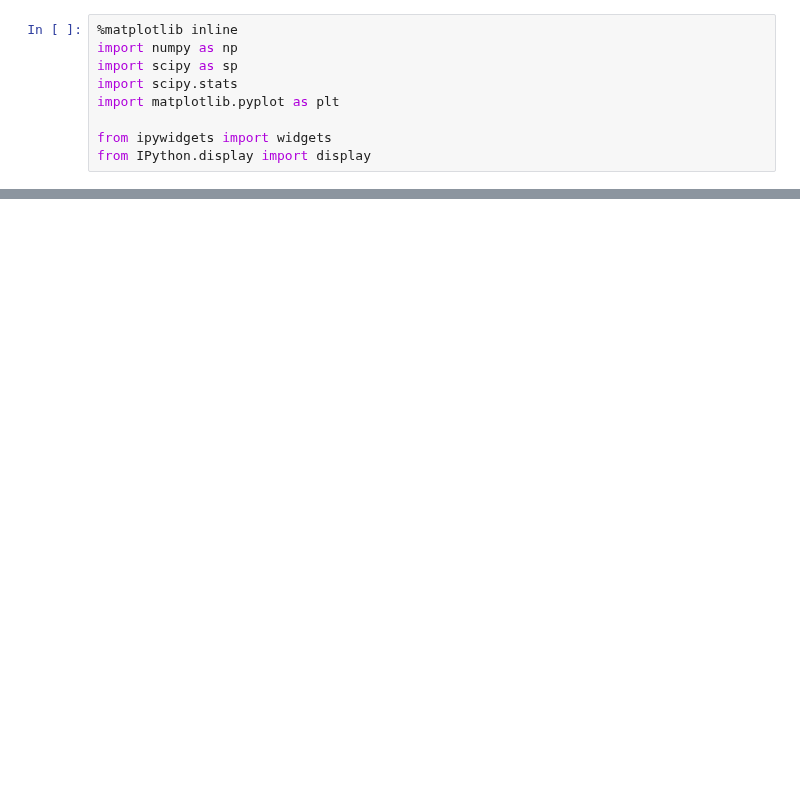
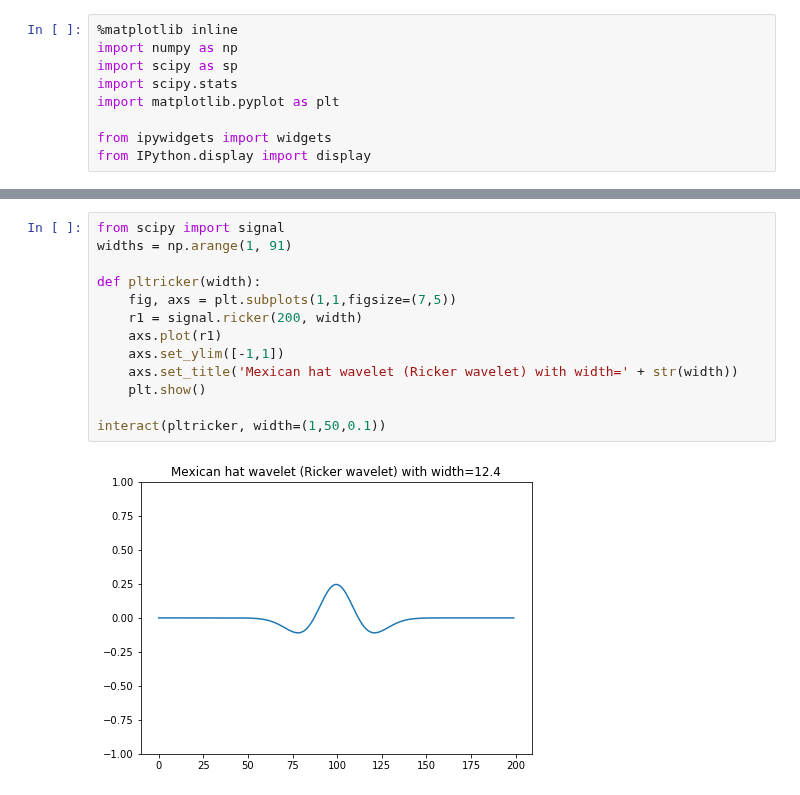
Before and after one commit to msakuta/notebooks, a Jupyter notebook: InteractiveDemo.ipynb, the cells around one changed output, grey strips where cells are left out. Drawn from its saved outputs; the diff is of its cells as text; blank space fills up the shorter version.

Commit message:
Add interactive Ricker function visualization

```diff
--- a/InteractiveDemo.ipynb
+++ b/InteractiveDemo.ipynb
@@ -47,0 +44,15 @@ interact(change_a, a=(1,10,0.1))
+# %%
+from scipy import signal
+widths = np.arange(1, 91)
+
+def pltricker(width):
+    fig, axs = plt.subplots(1,1,figsize=(7,5))
+    r1 = signal.ricker(200, width)
+    axs.plot(r1)
+    axs.set_ylim([-1,1])
+    axs.set_title('Mexican hat wavelet (Ricker wavelet) with width=' + str(width))
+    plt.show()
+
+interact(pltricker, width=(1,50,0.1))
+# %% [output]
+[figure, added]
```
Also changed, not shown: parts of 2 cells of this notebook.
